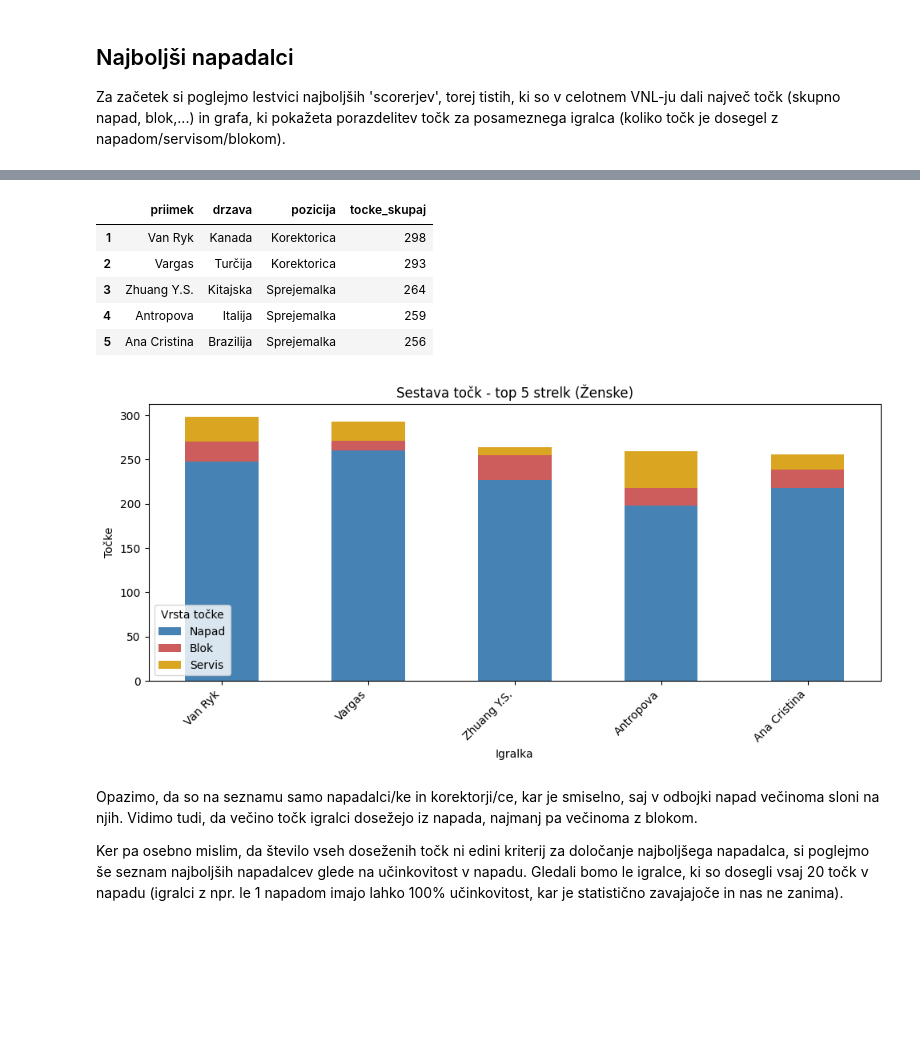
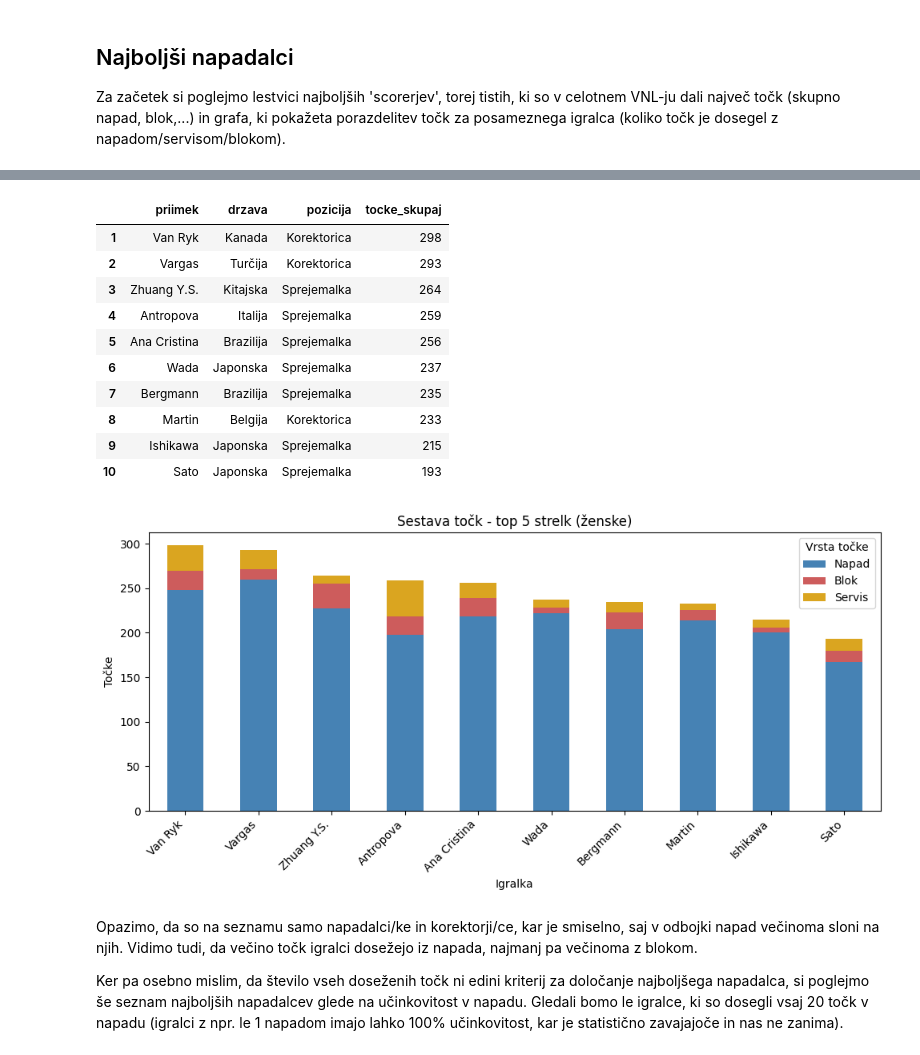
Before and after one commit to mijastijepic/UVP_projektna_naloga, a Jupyter notebook: analiza_podatkov.ipynb, the cells around one changed output, grey strips where cells are left out. Saved outputs shown, nothing was run; the diff lists cells and outputs as text; code cells hidden in the pictures; blank space fills up the shorter version.

```diff
--- a/analiza_podatkov.ipynb
+++ b/analiza_podatkov.ipynb
@@ -279,13 +284,13 @@ plt.show()
 # %%
-top5_zenske = (
+top10_zenske = (
     igralci[igralci["spol"] == "Ž"]
     .sort_values(by="tocke_skupaj", ascending=False)
-    .head()
+    .head(10)
     [["priimek", "drzava", "pozicija", "tocke_skupaj"]]
 )
-top5_zenske["tocke_skupaj"] = top5_zenske["tocke_skupaj"].astype(int)
-top5_zenske.index = range(1, 6)
-top5_zenske
+top10_zenske["tocke_skupaj"] = top10_zenske["tocke_skupaj"].astype(int)
+top10_zenske.index = range(1, 11)
+top10_zenske
 # %% [output]
 |  | priimek | drzava | pozicija | tocke_skupaj |
 | 1 | Van Ryk | Kanada | Korektorica | 298 |
@@ -293,26 +298,31 @@ top5_zenske
 | 3 | Zhuang Y.S. | Kitajska | Sprejemalka | 264 |
 | 4 | Antropova | Italija | Sprejemalka | 259 |
 | 5 | Ana Cristina | Brazilija | Sprejemalka | 256 |
+| 6 | Wada | Japonska | Sprejemalka | 237 |
+| 7 | Bergmann | Brazilija | Sprejemalka | 235 |
+| 8 | Martin | Belgija | Korektorica | 233 |
+| 9 | Ishikawa | Japonska | Sprejemalka | 215 |
+| 10 | Sato | Japonska | Sprejemalka | 193 |
 # %%
-top5_zenske_sestava = (
+top10_zenske_sestava = (
     igralci[igralci["spol"] == "Ž"]
     .sort_values(by="tocke_skupaj", ascending=False)
-    .head()
+    .head(10)
     [["priimek", "tocke_napad", "tocke_blok", "tocke_servis"]]
     .set_index("priimek")
     .rename(columns={"tocke_napad": "Napad", "tocke_blok": "Blok", "tocke_servis": "Servis"})
 )
 
-top5_zenske_sestava.plot(kind="bar", stacked=True, figsize=(10, 5), color=["steelblue", "indianred", "goldenrod"])
-plt.title("Sestava točk - top 5 strelk (Ženske)")
+top10_zenske_sestava.plot(kind="bar", stacked=True, figsize=(10, 5), color=["steelblue", "indianred", "goldenrod"])
+plt.title("Sestava točk - top 5 strelk (ženske)")
 plt.xlabel("Igralka")
 plt.ylabel("Točke")
 plt.legend(title="Vrsta točke")
 plt.xticks(rotation=45, ha="right")
 plt.tight_layout()
 plt.show()
 # %% [output]
-[figure, old version]
+[figure, new version]
 # %% [markdown]
 Opazimo, da so na seznamu samo napadalci/ke in korektorji/ce, kar je smiselno, saj v odbojki napad večinoma sloni na njih. Vidimo tudi, da večino točk igralci dosežejo iz napada, najmanj pa večinoma z blokom.
 
```
Also changed, not shown: parts of 2 cells of this notebook.
